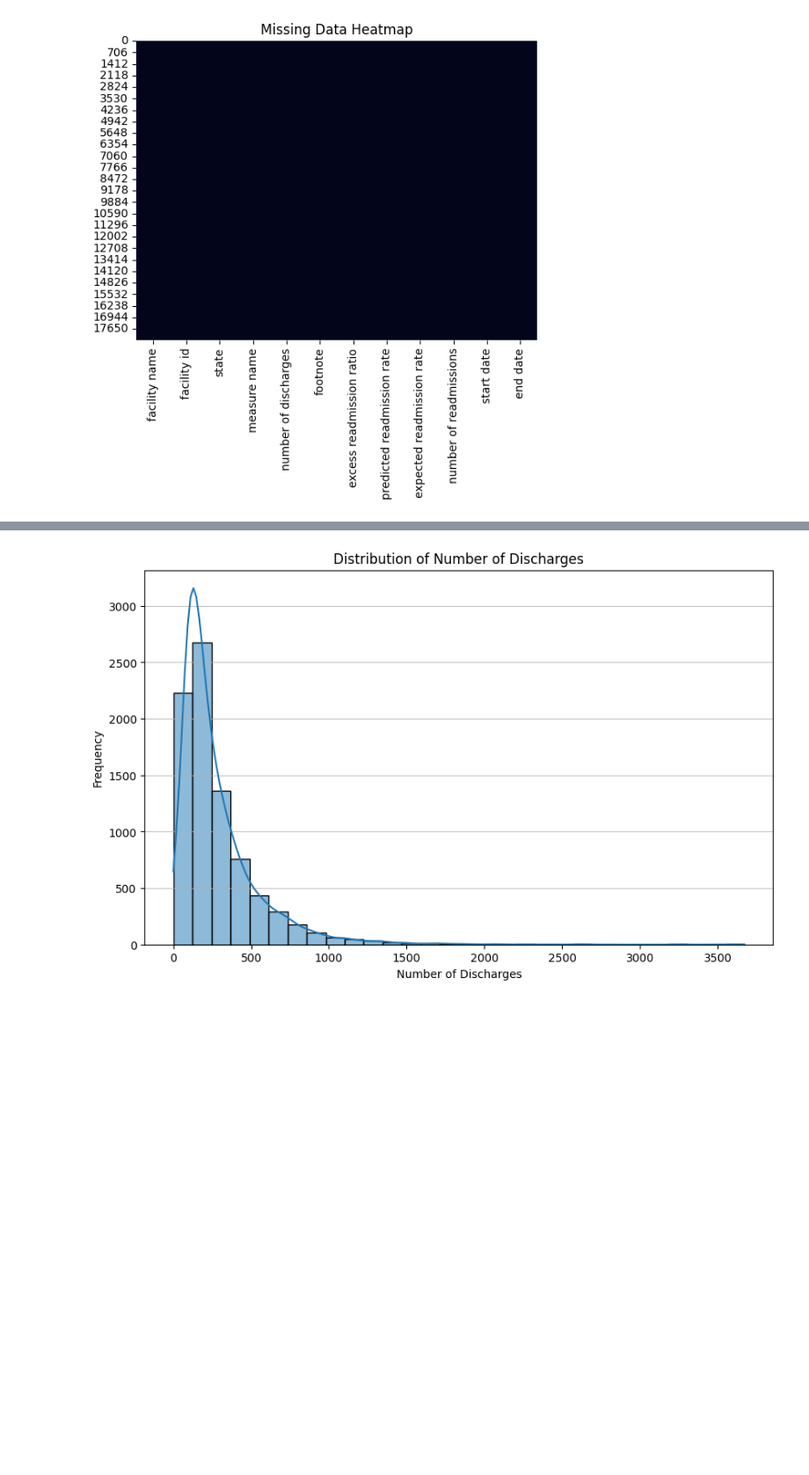
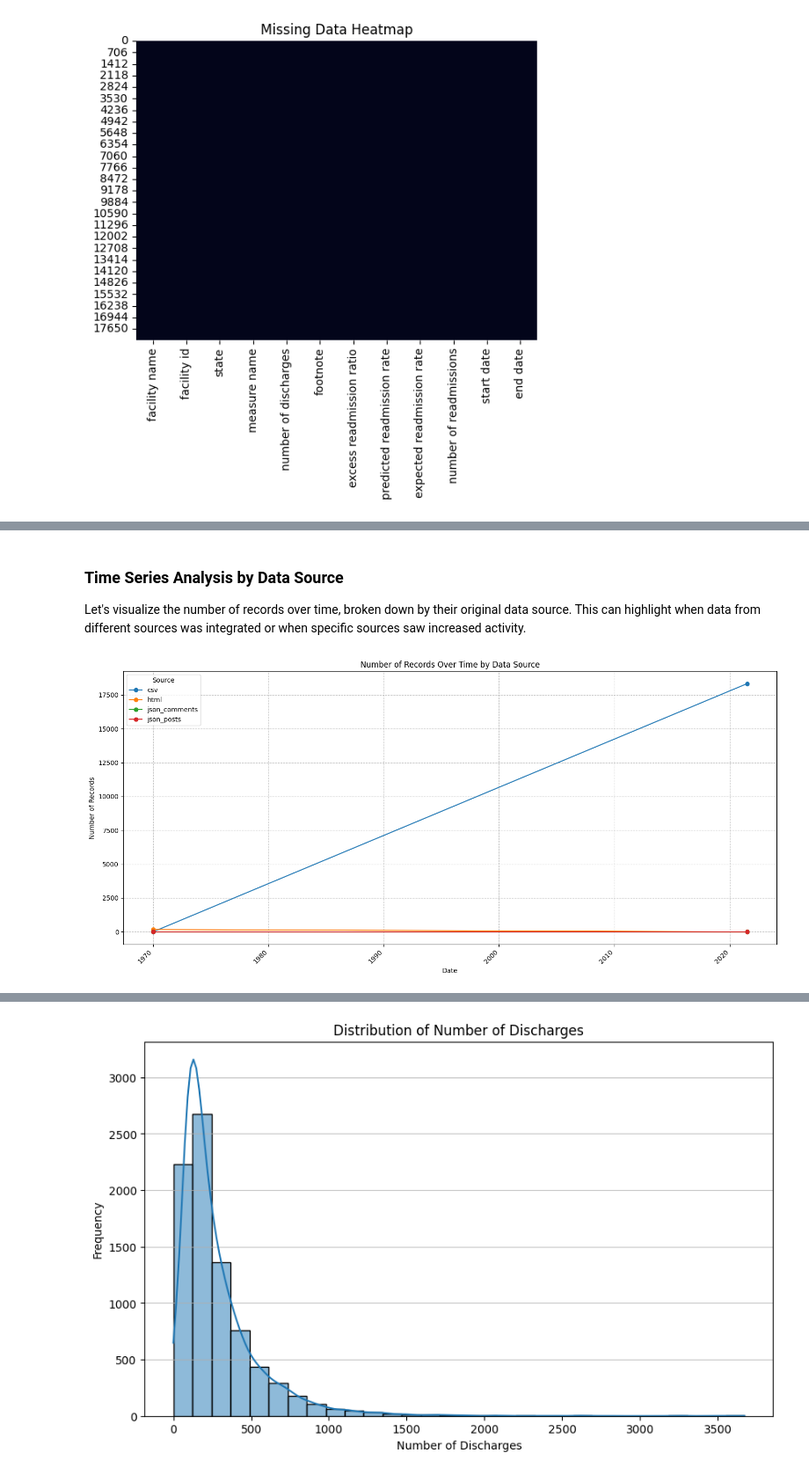
Before and after one commit to sluvidiv997-arch/ores5160-2026, a Jupyter notebook: health_pipeline.ipynb, the cells around one changed output, grey strips where cells are left out. Shown at 88% size. Cells and saved outputs as stored; diff of their text form; code cells hidden in the pictures; blank space fills up the shorter version.

```diff
--- a/health_pipeline.ipynb
+++ b/health_pipeline.ipynb
@@ -208,0 +279,23 @@ plt.show()
+# %% [markdown]
+### Time Series Analysis by Data Source
+
+Let's visualize the number of records over time, broken down by their original data source. This can highlight when data from different sources was integrated or when specific sources saw increased activity.
+# %%
+# Ensure 'date' column is in datetime format
+master_data['date'] = pd.to_datetime(master_data['date'], errors='coerce')
+
+# Group by date and source, then count records
+time_series_by_source = master_data.groupby(['date', 'source']).size().unstack(fill_value=0)
+
+plt.figure(figsize=(15, 7))
+time_series_by_source.plot(kind='line', marker='o', ax=plt.gca())
+plt.title('Number of Records Over Time by Data Source')
+plt.xlabel('Date')
+plt.ylabel('Number of Records')
+plt.grid(True, linestyle='--', alpha=0.7)
+plt.xticks(rotation=45, ha='right')
+plt.legend(title='Source')
+plt.tight_layout()
+plt.show()
+# %% [output]
+[figure, added]
```
Also changed, not shown: parts of 31 cells of this notebook.
